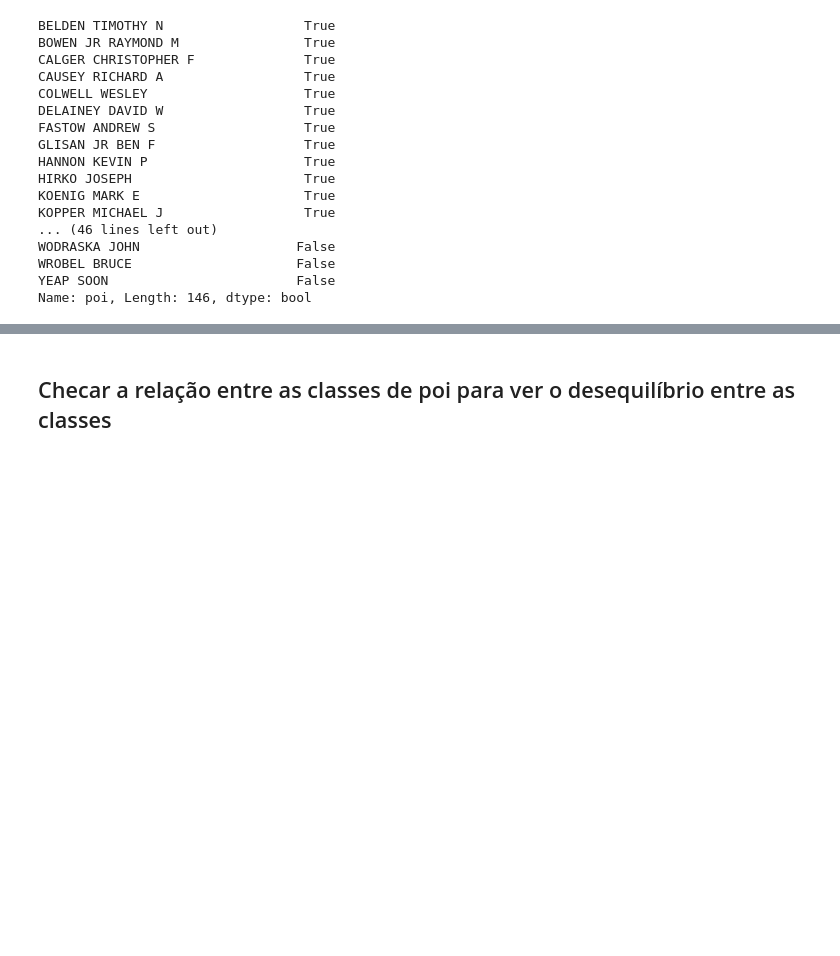
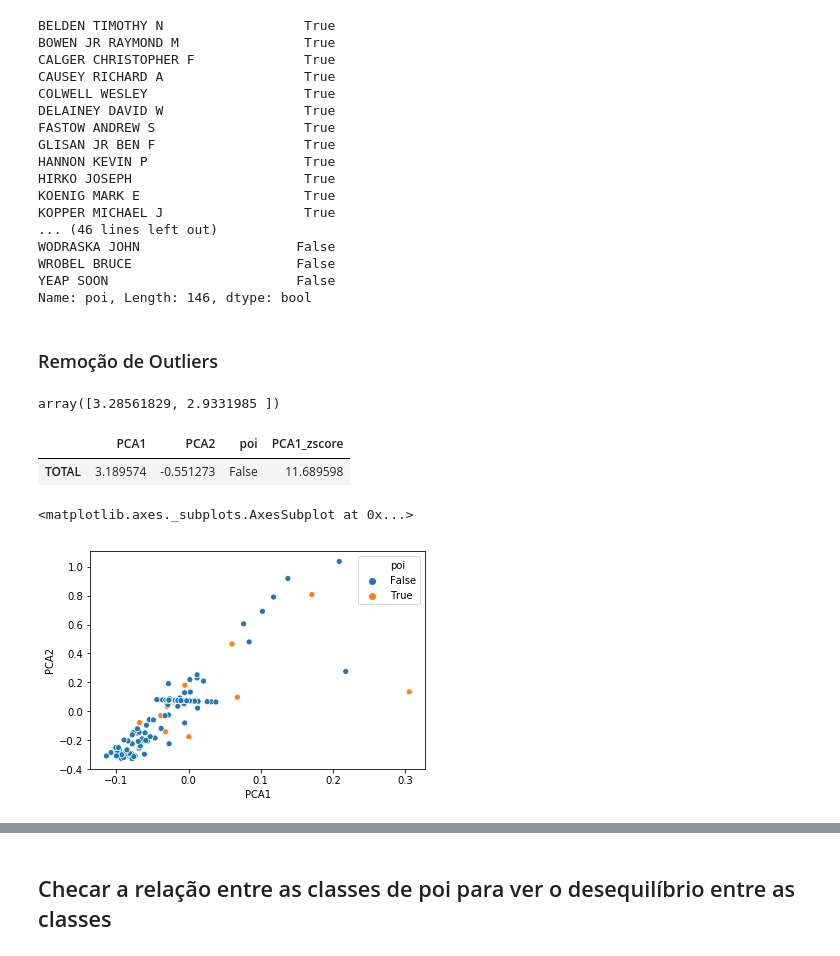
Before and after one commit to GabrielSGoncalves/udacity_nanodegree_datascience2, a Jupyter notebook: final_project/Projeto_Final_Nanodegree_DS_II_GabrielSGoncalves.ipynb, the cells around one changed output, grey strips where cells are left out. Drawn from its saved outputs; the diff is of its cells as text; code cells hidden in the pictures; blank space fills up the shorter version.

Commit message:
Add final report to repo and GridSearch to notebook
Add report to repo and a few addtions to notebook related to GridSearch
and outlier detection

```diff
--- a/final_project/Projeto_Final_Nanodegree_DS_II_GabrielSGoncalves.ipynb
+++ b/final_project/Projeto_Final_Nanodegree_DS_II_GabrielSGoncalves.ipynb
@@ -315,3 +315,28 @@ WODRASKA JOHN                    False
 WROBEL BRUCE                     False
 YEAP SOON                        False
 Name: poi, Length: 146, dtype: bool
+# %% [markdown]
+### Remoção de Outliers
+# %%
+from sklearn.decomposition import PCA
+pca = PCA(n_components=2)
+dim_red = pca.fit_transform(X)
+pca.singular_values_
+# %% [output]
+array([3.28561829, 2.9331985 ])
+# %%
+pca_df = pd.DataFrame(dim_red, columns=['PCA1', 'PCA2'], index=df_features.index)
+# %%
+pca_df = pd.concat([pca_df, y], axis=1)
+# %%
+pca_df['PCA1_zscore'] = (pca_df.PCA1 - pca_df.PCA1.mean())/pca_df.PCA1.std()
+# %%
+pca_df[np.abs(pca_df.PCA1_zscore) > 3]
+# %% [output]
+|  | PCA1 | PCA2 | poi | PCA1_zscore |
+| TOTAL | 3.189574 | -0.551273 | False | 11.689598 |
+# %%
+sns.scatterplot(data=pca_df.drop('TOTAL'), x='PCA1', y='PCA2', hue='poi')
+# %% [output]
+<matplotlib.axes._subplots.AxesSubplot at 0x...>
+[figure, added]
```
Also changed, not shown: parts of 21 cells of this notebook, 5 other files.
